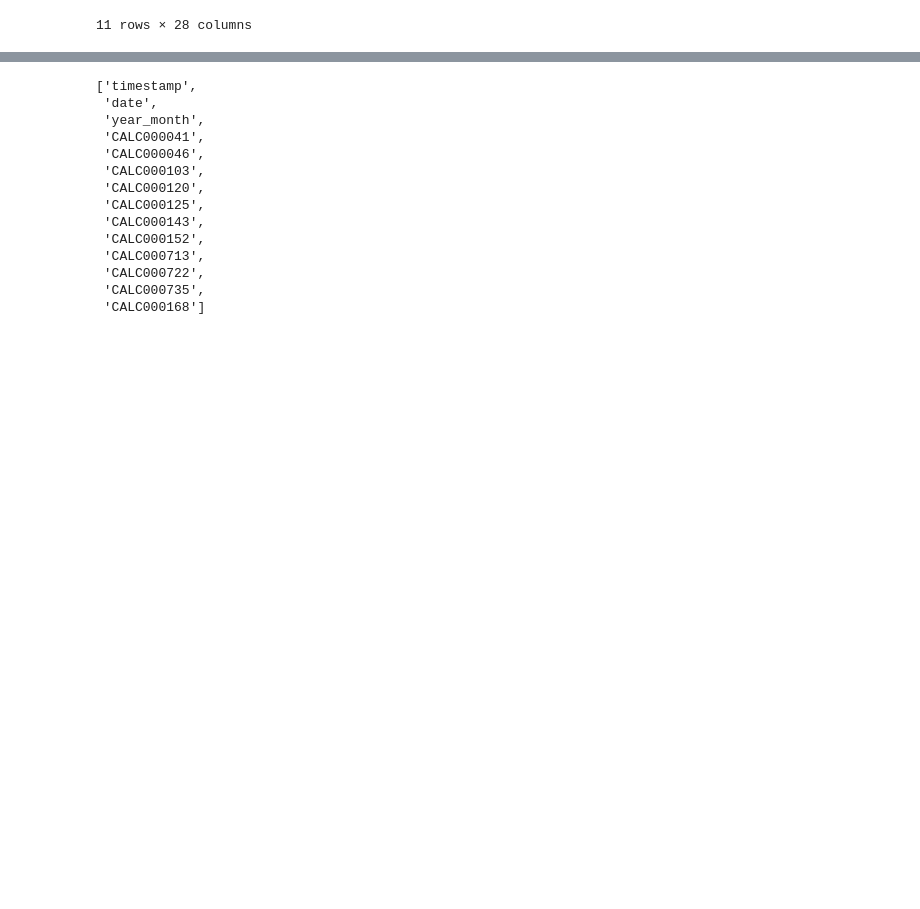
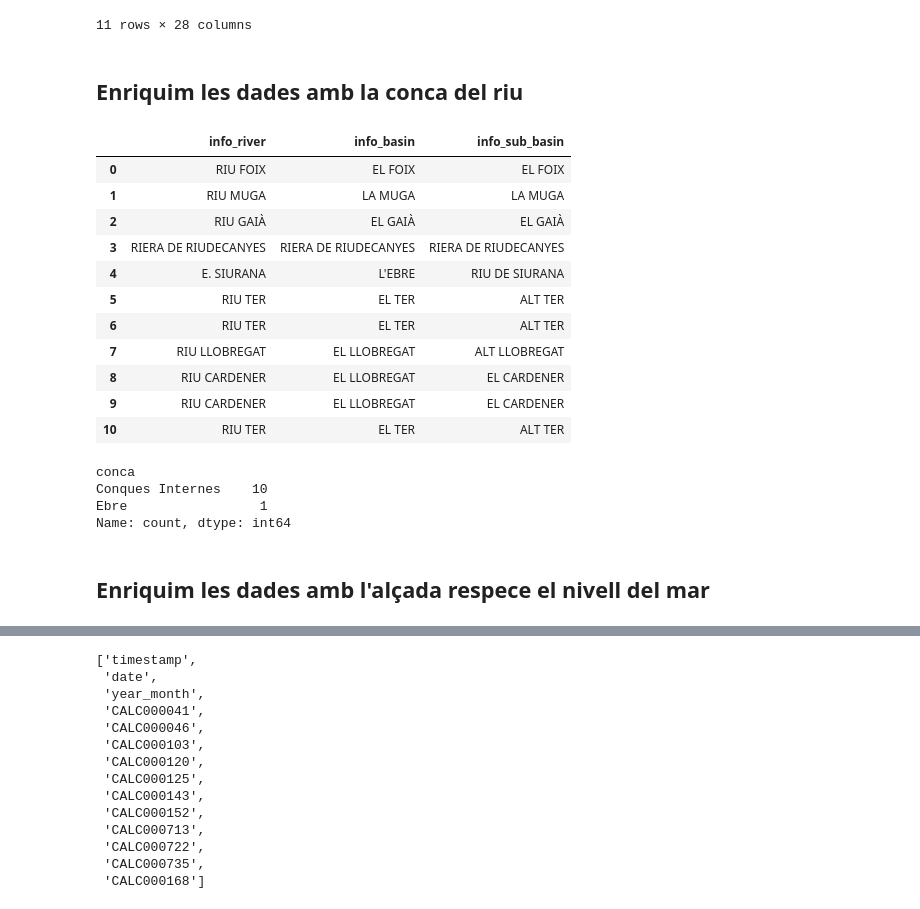
Before and after one commit to jordijumilla/catalonia-water-resource-daily-monitoring, a Jupyter notebook: investigate.ipynb, the cells around one changed output, grey strips where cells are left out. Saved outputs shown, nothing was run; the diff lists cells and outputs as text; code cells hidden in the pictures; blank space fills up the shorter version.

```diff
--- a/investigate.ipynb
+++ b/investigate.ipynb
@@ -84,6 +85,38 @@ df_reservoirs_metadata
 | 9 | CALC000735 | Percentage reservoir volume | NUMBER | 41.962942293 1.605613258 | 39 | % | CET | True | 250753-004 | ... |
 | 10 | CALC000168 | Percentage reservoir volume | NUMBER | 41.979075237 2.527357457 | 39 | % | CET | True | 171169-001 | ... |
 11 rows × 28 columns
+# %% [markdown]
+## Enriquim les dades amb la conca del riu
+# %%
+df_reservoirs_metadata[["info_river", "info_basin", "info_sub_basin"]]
+# %% [output]
+|  | info_river | info_basin | info_sub_basin |
+| 0 | RIU FOIX | EL FOIX | EL FOIX |
+| 1 | RIU MUGA | LA MUGA | LA MUGA |
+| 2 | RIU GAIÀ | EL GAIÀ | EL GAIÀ |
+| 3 | RIERA DE RIUDECANYES | RIERA DE RIUDECANYES | RIERA DE RIUDECANYES |
+| 4 | E. SIURANA | L'EBRE | RIU DE SIURANA |
+| 5 | RIU TER | EL TER | ALT TER |
+| 6 | RIU TER | EL TER | ALT TER |
+| 7 | RIU LLOBREGAT | EL LLOBREGAT | ALT LLOBREGAT |
+| 8 | RIU CARDENER | EL LLOBREGAT | EL CARDENER |
+| 9 | RIU CARDENER | EL LLOBREGAT | EL CARDENER |
+| 10 | RIU TER | EL TER | ALT TER |
+# %%
+def get_river_catalan_basin(river) -> str:
+    if river == "E. SIURANA":
+        return "Ebre"
+    return "Conques Internes"
+
+df_reservoirs_metadata["conca"] = df_reservoirs_metadata["info_river"].apply(get_river_catalan_basin)
+df_reservoirs_metadata["conca"].value_counts()
+# %% [output]
+conca
+Conques Internes    10
+Ebre                 1
+Name: count, dtype: int64
+# %% [markdown]
+## Enriquim les dades amb l'alçada respece el nivell del mar
 # %%
 for row_idx in range(len(df_reservoirs_metadata)):
     location = df_reservoirs_metadata.loc[row_idx, "location"]
```
Also changed, not shown: parts of 10 cells of this notebook, 4 other files.
